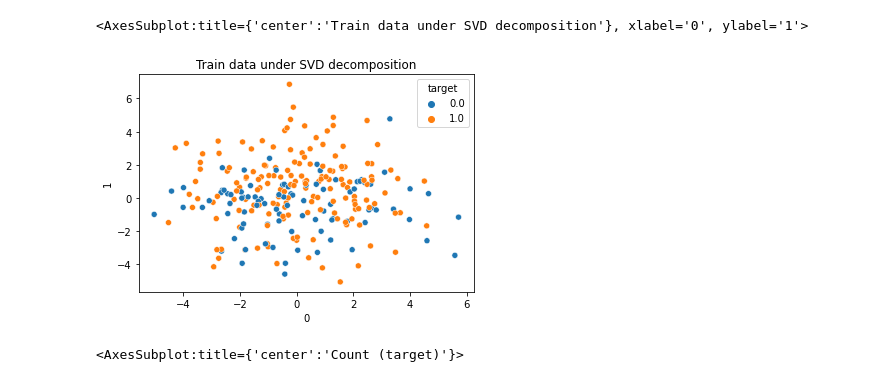
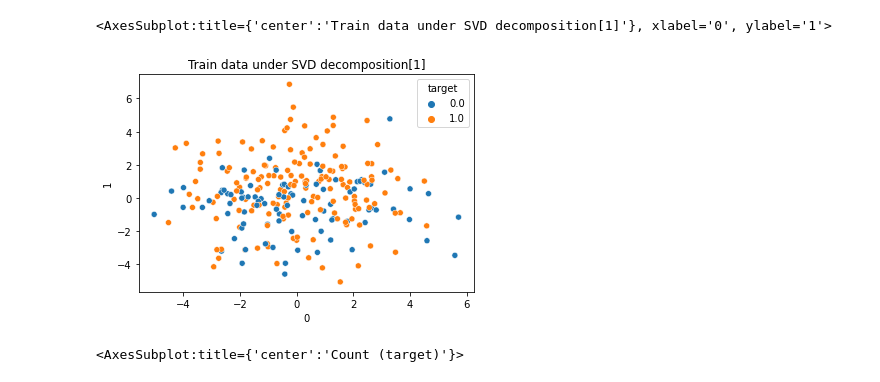
Before and after one commit to songrise/COMP4432-GroupProject, a Jupyter notebook: src/data_visualization.ipynb, the cells around one changed output. Cells and saved outputs as stored; diff of their text form; code cells hidden in the pictures.

```diff
--- a/src/data_visualization.ipynb
+++ b/src/data_visualization.ipynb
@@ -11,16 +11,16 @@ import pandas.plotting
 train = pd.read_csv("..\\data\\train.csv")
 # %%
 trainDF = pd.DataFrame(train)
-pca = sklearn.decomposition.TruncatedSVD(n_components=2, random_state=14)
-pca_result = pd.DataFrame(pca.fit_transform(trainDF.iloc[:, 2:302]))
+svd = sklearn.decomposition.TruncatedSVD(n_components=2, random_state=14)
+svd_result = pd.DataFrame(svd.fit_transform(trainDF.iloc[:, 2:302]))
 
 
-plt.title("Train data under SVD decomposition")
+plt.title("Train data under SVD decomposition[1]")
 
-sns.scatterplot(x=pca_result[0], y=pca_result[1], hue=trainDF["target"])
+sns.scatterplot(x=svd_result[0], y=svd_result[1], hue=trainDF["target"])
 # %% [output]
-<AxesSubplot:title={'center':'Train data under SVD decomposition'}, xlabel='0', ylabel='1'>
+<AxesSubplot:title={'center':'Train data under SVD decomposition[1]'}, xlabel='0', ylabel='1'>
-[figure, old version]
+[figure, new version]
 # %%
 train['target'].value_counts().plot(kind='bar', title='Count (target)')
 # %% [output]
```
Also changed, not shown: parts of 3 cells of this notebook, 3 other files.
